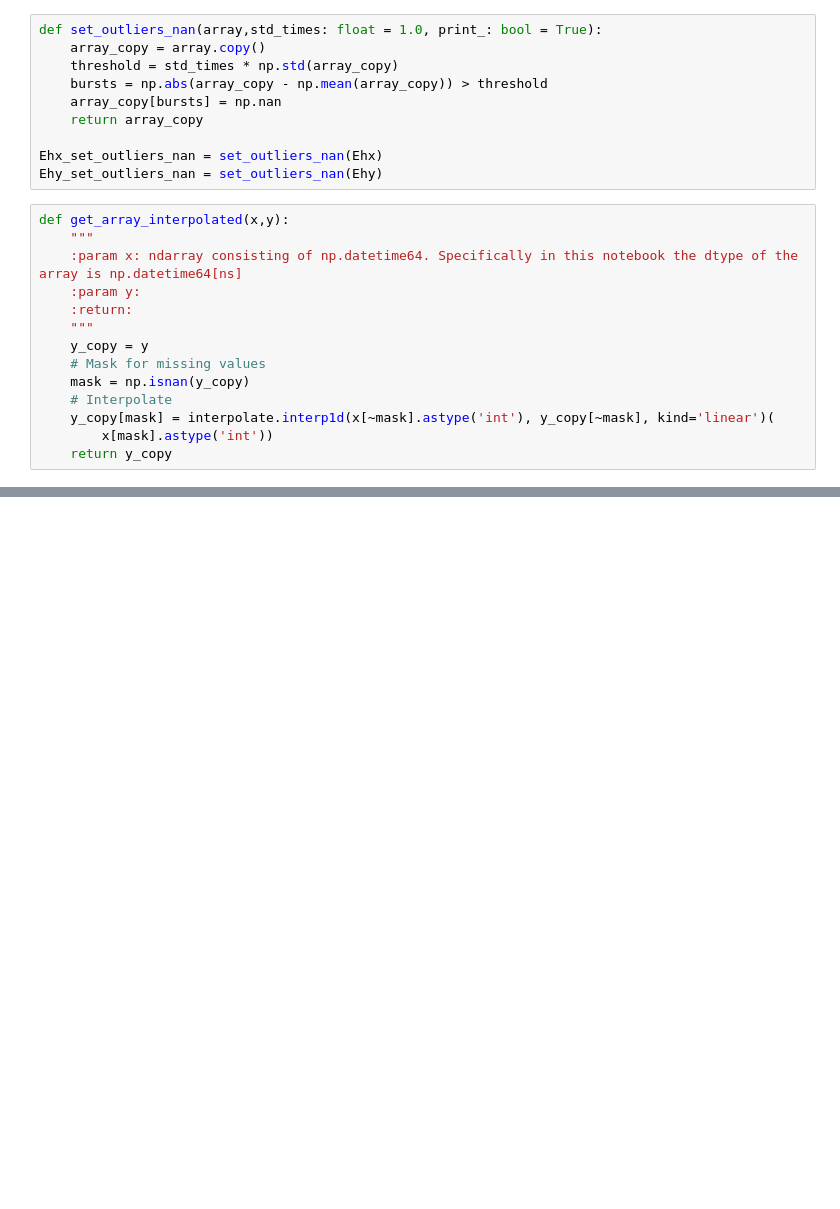
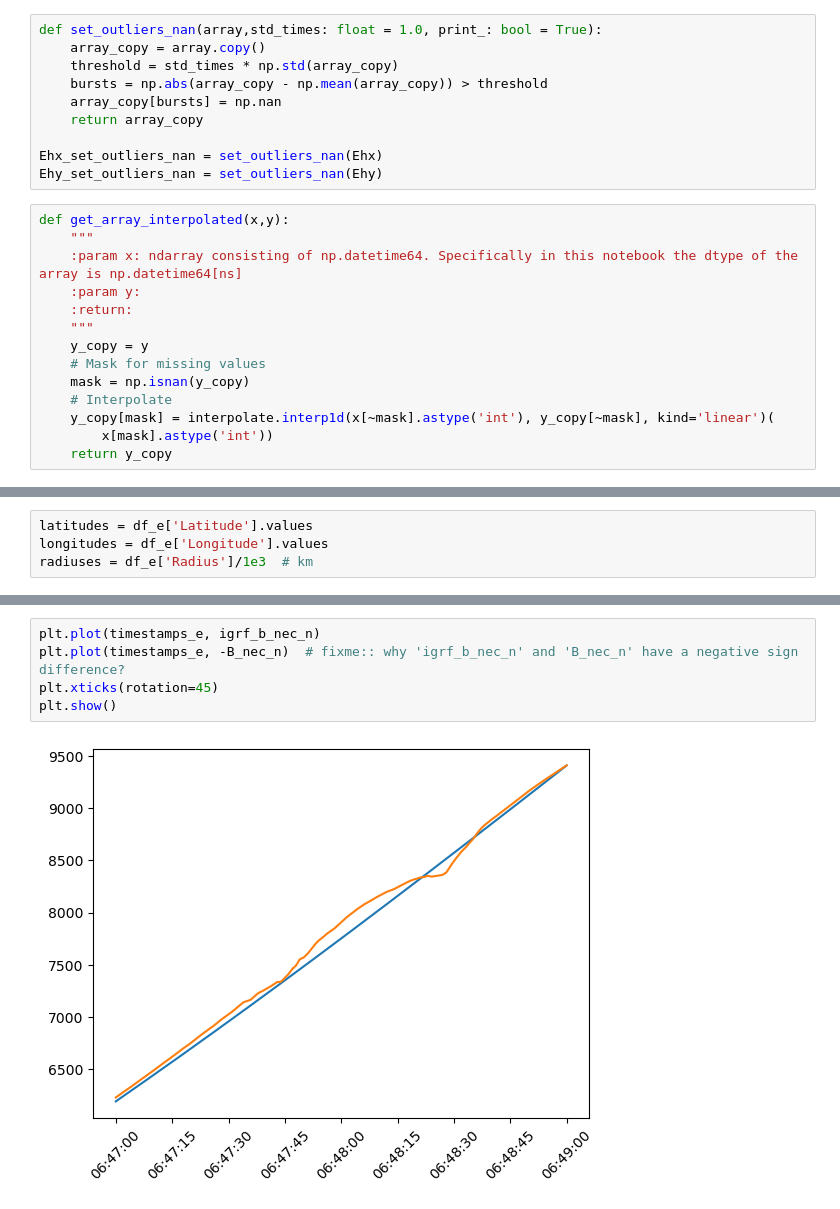
Before and after one commit to cleo24621/pyaw, a Jupyter notebook: miles2018.ipynb, the cells around one changed output, grey strips where cells are left out. Drawn from its saved outputs; the diff is of its cells as text; blank space fills up the shorter version.

```diff
--- a/miles2018.ipynb
+++ b/miles2018.ipynb
@@ -98,0 +148,4 @@ Ehy_set_outliers_nan_interpolated = get_array_interpolated(Timestamp_e,Ehy_set_o
+# %%
+latitudes = df_e['Latitude'].values
+longitudes = df_e['Longitude'].values
+radiuses = df_e['Radius']/1e3  # km
@@ -98,0 +160,7 @@ Ehy_set_outliers_nan_interpolated = get_array_interpolated(Timestamp_e,Ehy_set_o
+# %%
+plt.plot(timestamps_e, igrf_b_nec_n)
+plt.plot(timestamps_e, -B_nec_n)  # fixme:: why 'igrf_b_nec_n' and 'B_nec_n' have a negative sign difference?
+plt.xticks(rotation=45)
+plt.show()
+# %% [output]
+[figure, added]
```
Also changed, not shown: parts of 20 cells of this notebook, 5 other files.
